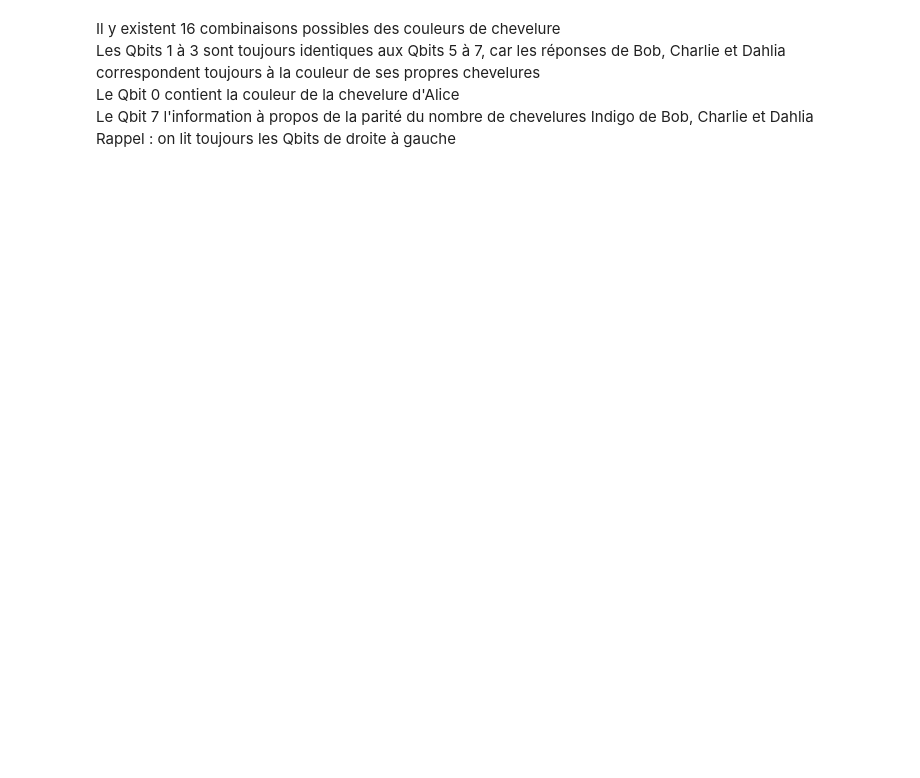
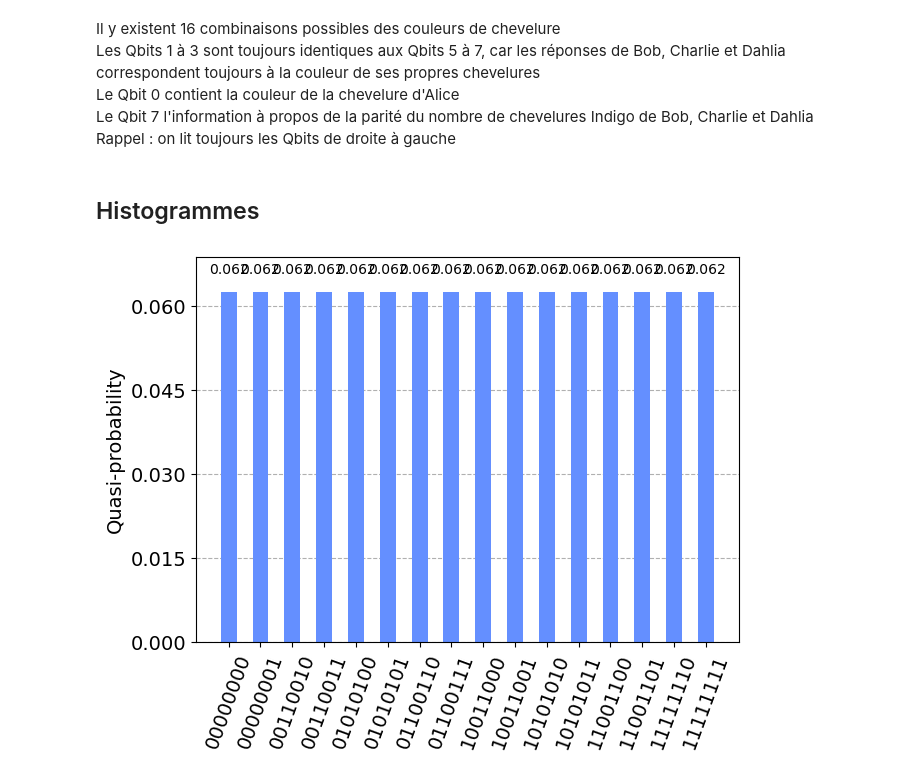
Before and after one commit to dalexmuro/ESGI_5IABD2_Quantum, a Jupyter notebook: 02_les_quatre_chevelures.ipynb, the cells around one changed output. Cells and saved outputs as stored; diff of their text form; code cells hidden in the pictures; blank space fills up the shorter version.

```diff
--- a/02_les_quatre_chevelures.ipynb
+++ b/02_les_quatre_chevelures.ipynb
@@ -129,3 +129,9 @@ Les Qbits 1 à 3 sont toujours identiques aux Qbits 5 à 7, car les réponses de
 Le Qbit 0 contient la couleur de la chevelure d'Alice<br>
 Le Qbit 7 l'information à propos de la parité du nombre de chevelures Indigo de Bob, Charlie et Dahlia<br>
 Rappel : on lit toujours les Qbits de droite à gauche
+# %% [markdown]
+## Histogrammes
+# %%
+plot_histogram(counts)
+# %% [output]
+[figure, added]
```
Also changed, not shown: parts of 8 cells of this notebook.
